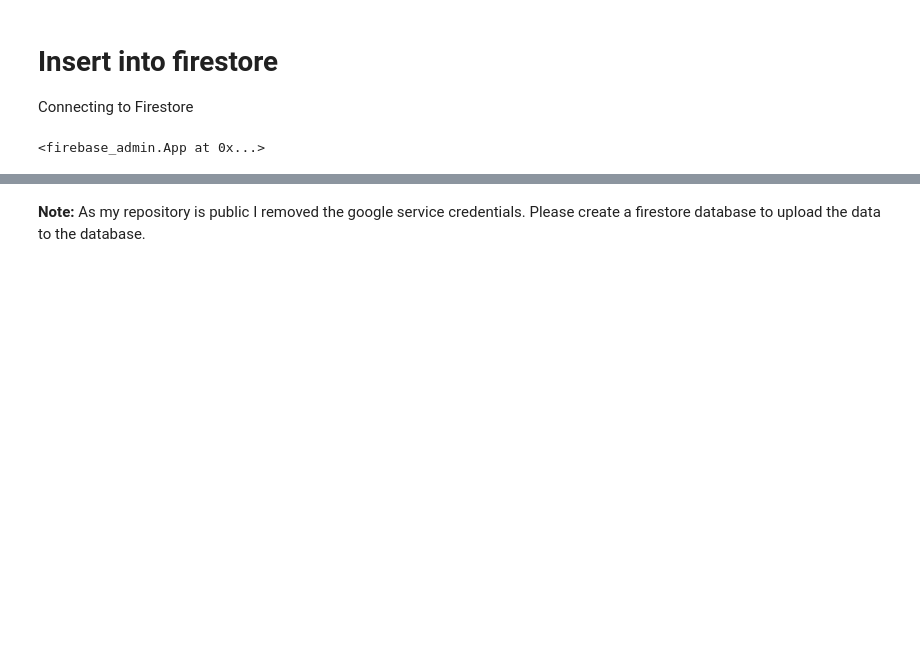
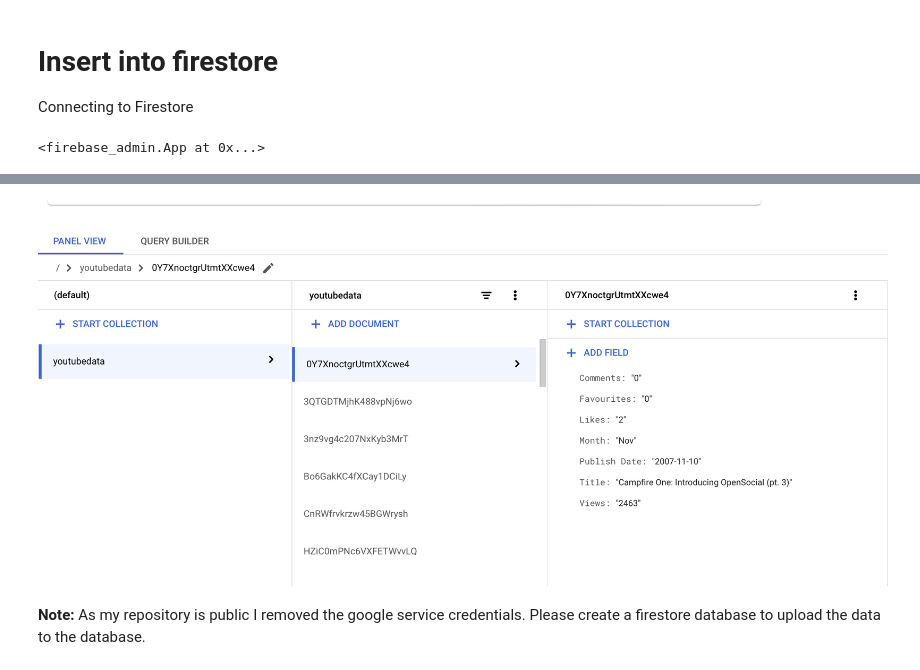
Before and after one commit to sruthipg/DataDetective, a Jupyter notebook: datadetective.ipynb, the cells around one changed output, grey strips where cells are left out. Saved outputs shown, nothing was run; the diff lists cells and outputs as text; code cells hidden in the pictures; blank space fills up the shorter version.

```diff
--- a/datadetective.ipynb
+++ b/datadetective.ipynb
@@ -274,6 +283,16 @@ collection_ref = store.collection(collection_name)
 # Upload each dictionary in the list to the Firestore collection
 for data_dict in list_of_dicts_without_first_pair:
     collection_ref.add(data_dict)
+# %%
+from IPython.display import display, Image
+
+# Your code to generate or load the image
+image_path = "/Users/sruthipg/Documents/PythonWeb/DataDetective/result_datastore.png"
+
+# Display the image
+display(Image(filename=image_path))
+# %% [output]
+[figure, added]
 # %% [markdown]
 <b>Note:</b> As my repository is public I removed the google service credentials.
 Please create a firestore database to upload the data to the database.
```
Also changed, not shown: parts of 19 cells of this notebook, 4 other files.
